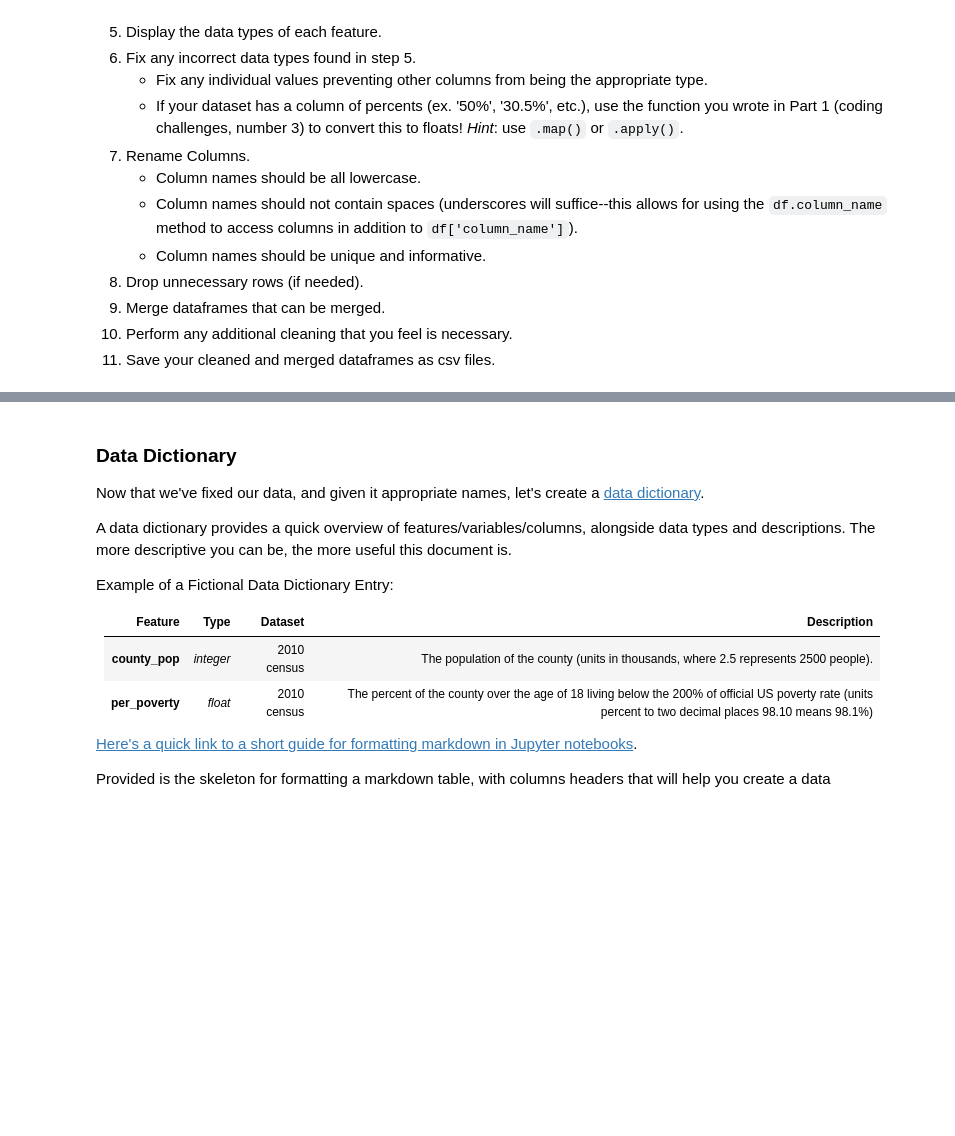
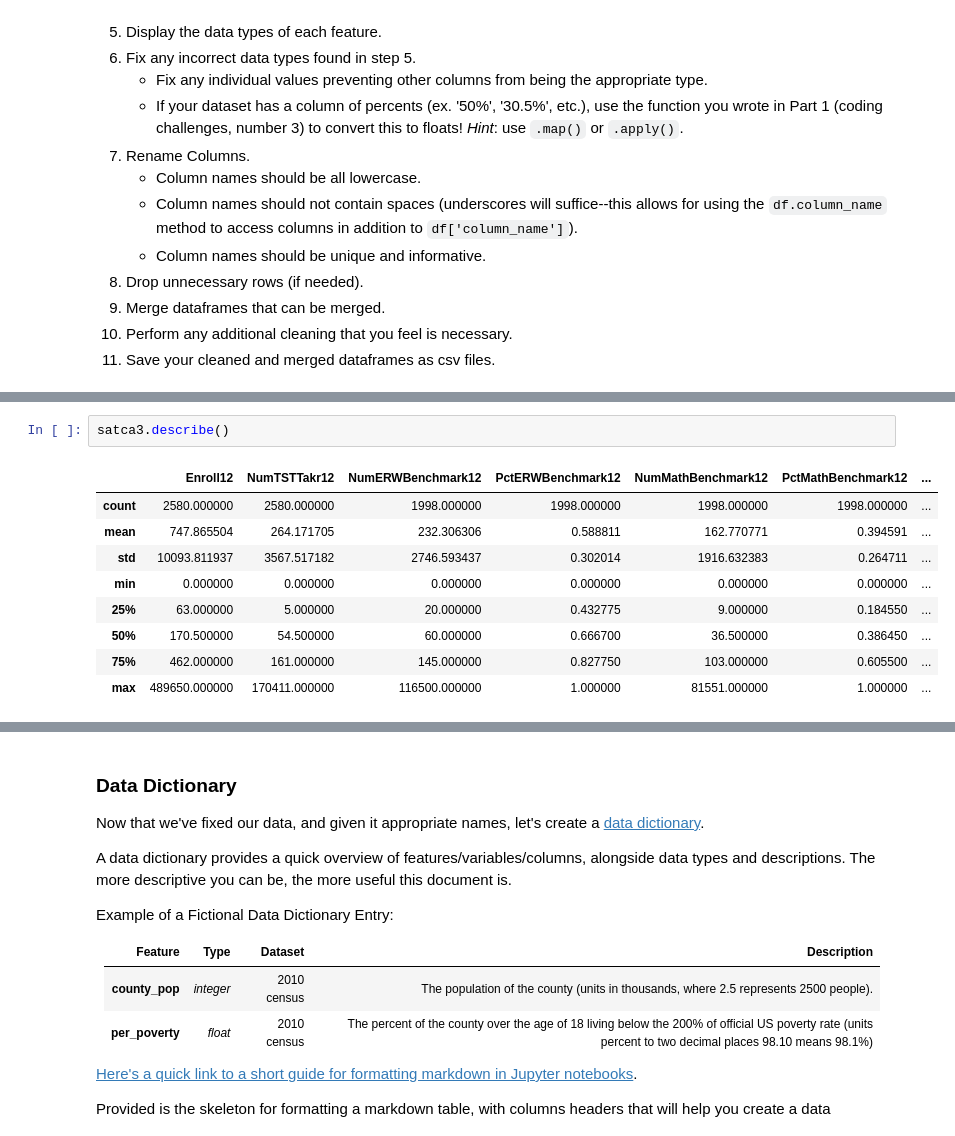
Before and after one commit to farahmalik11/project-1, a Jupyter notebook: code/starter-code.ipynb, the cells around one changed output, grey strips where cells are left out. Saved outputs shown, nothing was run; the diff lists cells and outputs as text; blank space fills up the shorter version.

```diff
--- a/code/starter-code.ipynb
+++ b/code/starter-code.ipynb
@@ -166,0 +841,12 @@ Import the datasets that you selected for this project and go through the follow
+# %%
+satca3.describe()
+# %% [output]
+|  | Enroll12 | NumTSTTakr12 | NumERWBenchmark12 | PctERWBenchmark12 | NumMathBenchmark12 | PctMathBenchmark12 | ... |
+| count | 2580.000000 | 2580.000000 | 1998.000000 | 1998.000000 | 1998.000000 | 1998.000000 | ... |
+| mean | 747.865504 | 264.171705 | 232.306306 | 0.588811 | 162.770771 | 0.394591 | ... |
+| std | 10093.811937 | 3567.517182 | 2746.593437 | 0.302014 | 1916.632383 | 0.264711 | ... |
+| min | 0.000000 | 0.000000 | 0.000000 | 0.000000 | 0.000000 | 0.000000 | ... |
+| 25% | 63.000000 | 5.000000 | 20.000000 | 0.432775 | 9.000000 | 0.184550 | ... |
+| 50% | 170.500000 | 54.500000 | 60.000000 | 0.666700 | 36.500000 | 0.386450 | ... |
+| 75% | 462.000000 | 161.000000 | 145.000000 | 0.827750 | 103.000000 | 0.605500 | ... |
+| max | 489650.000000 | 170411.000000 | 116500.000000 | 1.000000 | 81551.000000 | 1.000000 | ... |
```
Also changed, not shown: parts of 141 cells of this notebook, 15 other files.
